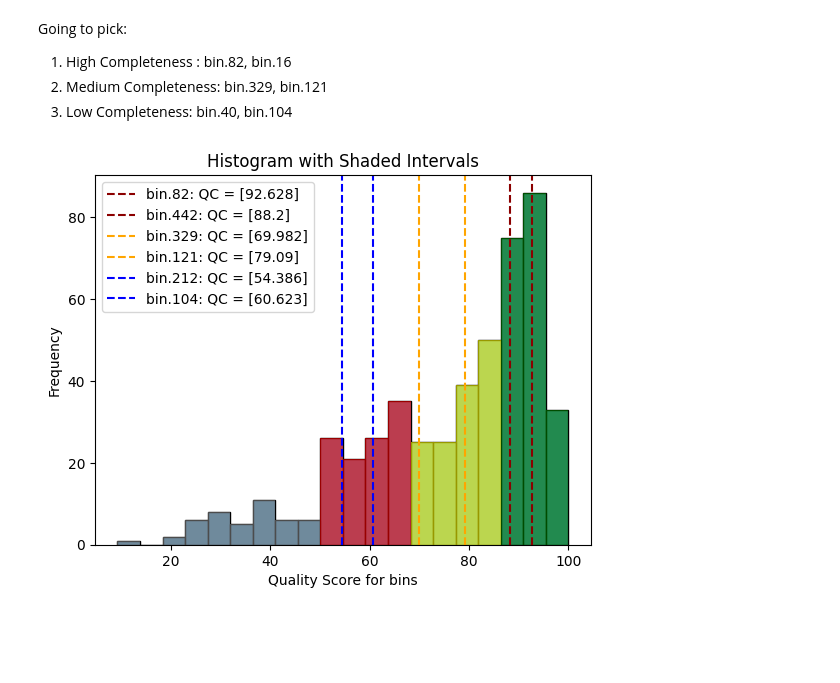
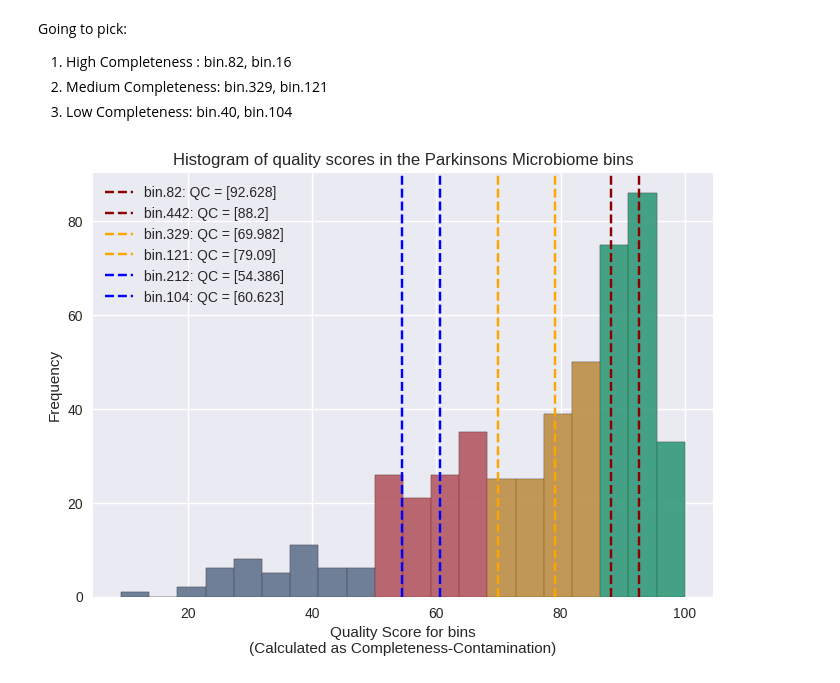
Before and after one commit to NehaSontakk/BATH-Prokka-Comparison, a Jupyter notebook: Microbiome_Bin_Coverage_Plot.ipynb, the cells around one changed output. Cells and saved outputs as stored; diff of their text form; code cells hidden in the pictures; blank space fills up the shorter version.

```diff
--- a/Microbiome_Bin_Coverage_Plot.ipynb
+++ b/Microbiome_Bin_Coverage_Plot.ipynb
@@ -127,40 +127,43 @@ Going to pick:
   2. Medium Completeness: bin.329, bin.121
   3. Low Completeness: bin.40, bin.104
 # %%
+plt.style.use("seaborn")
+plt.style.use("seaborn-darkgrid")
 intervals = [(0, 51), (50, 70), (65, 90), (85, 100)]
-colors = ["grey", "red", "yellow", "green"]
+#colors = ["grey", "red", "yellow", "green"]
+colors = ["#6c757d", "#e74c3c", "#f39c12", "#27ae60"]
 
 sns.histplot(bin_stats['QC'], bins=20, edgecolor="black")
 counts, bin_edges = np.histogram(bin_stats['QC'], bins=20)
 
 # Shade the intervals
 for i, interval in enumerate(intervals):
     start_idx = np.searchsorted(bin_edges, interval[0], side="left")
     end_idx = np.searchsorted(bin_edges, interval[1], side="right")
     bar_edges = bin_edges[start_idx:end_idx]
     bar_widths = np.diff(bar_edges)
     plt.bar(bar_edges[:-1], counts[start_idx:end_idx-1],
             width=bar_widths, align='edge', color=colors[i], alpha=0.6)
 
 point1 = bin_stats[bin_stats['bin']=='bin.82']['QC'].values
 point2 = bin_stats[bin_stats['bin']=='bin.442']['QC'].values
 plt.axvline(x=point1, color='darkred', linestyle='--', label=f'bin.82: QC = {point1}')
 plt.axvline(x=point2, color='darkred', linestyle='--', label=f'bin.442: QC = {point2}')
 
 point3 = bin_stats[bin_stats['bin']=='bin.329']['QC'].values
 point4 = bin_stats[bin_stats['bin']=='bin.121']['QC'].values
 plt.axvline(x=point3, color='orange', linestyle='--', label=f'bin.329: QC = {point3}')
 plt.axvline(x=point4, color='orange', linestyle='--', label=f'bin.121: QC = {point4}')
 
 point5 = bin_stats[bin_stats['bin']=='bin.212']['QC'].values
 point6 = bin_stats[bin_stats['bin']=='bin.104']['QC'].values
 plt.axvline(x=point5, color='blue', linestyle='--', label=f'bin.212: QC = {point5}')
 plt.axvline(x=point6, color='blue', linestyle='--', label=f'bin.104: QC = {point6}')
 
 plt.legend()
-plt.xlabel("Quality Score for bins")
+plt.xlabel("Quality Score for bins\n(Calculated as Completeness-Contamination)")
 plt.ylabel("Frequency")
-plt.title("Histogram with Shaded Intervals")
+plt.title("Histogram of quality scores in the Parkinsons Microbiome bins")
 plt.show()
 # %% [output]
-[figure, old version]
+[figure, new version]
```
